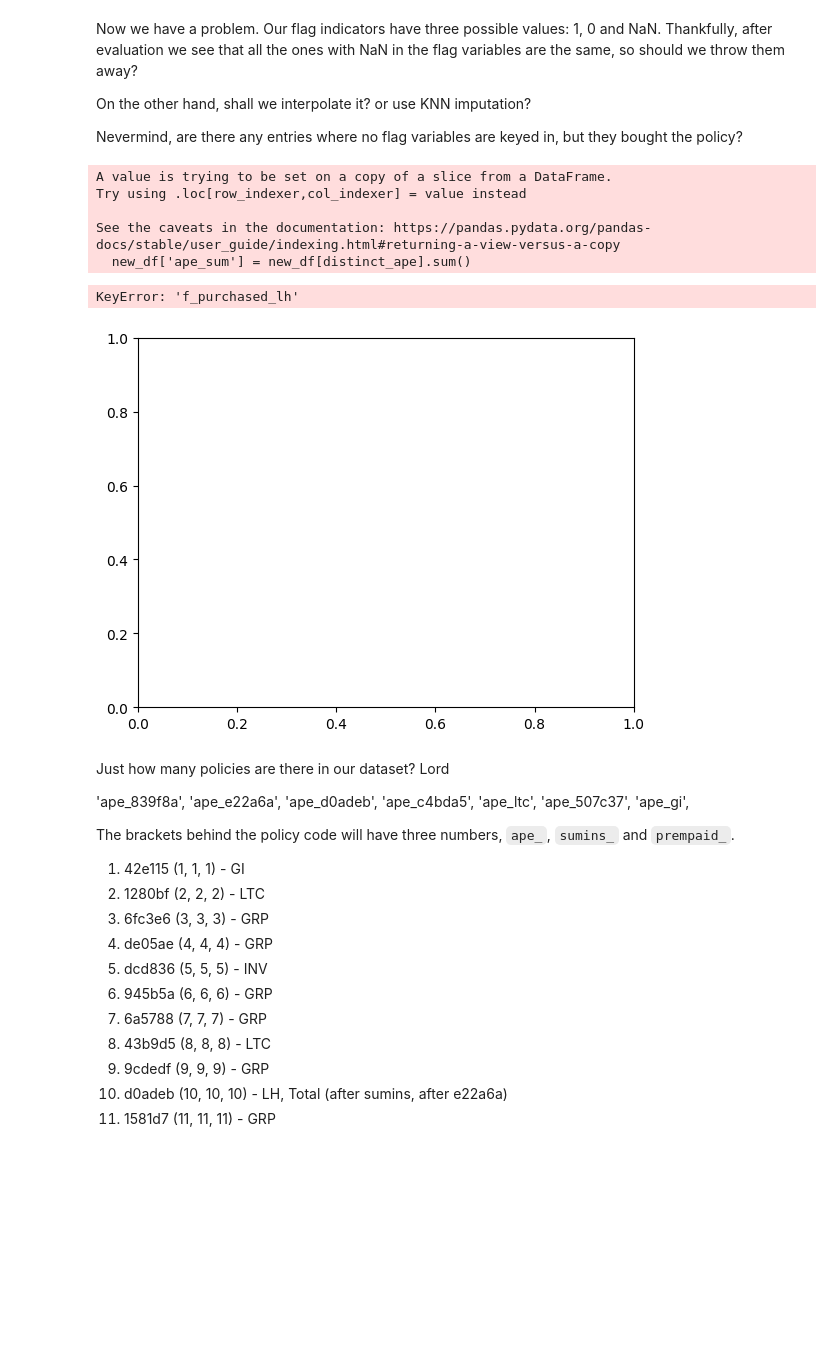
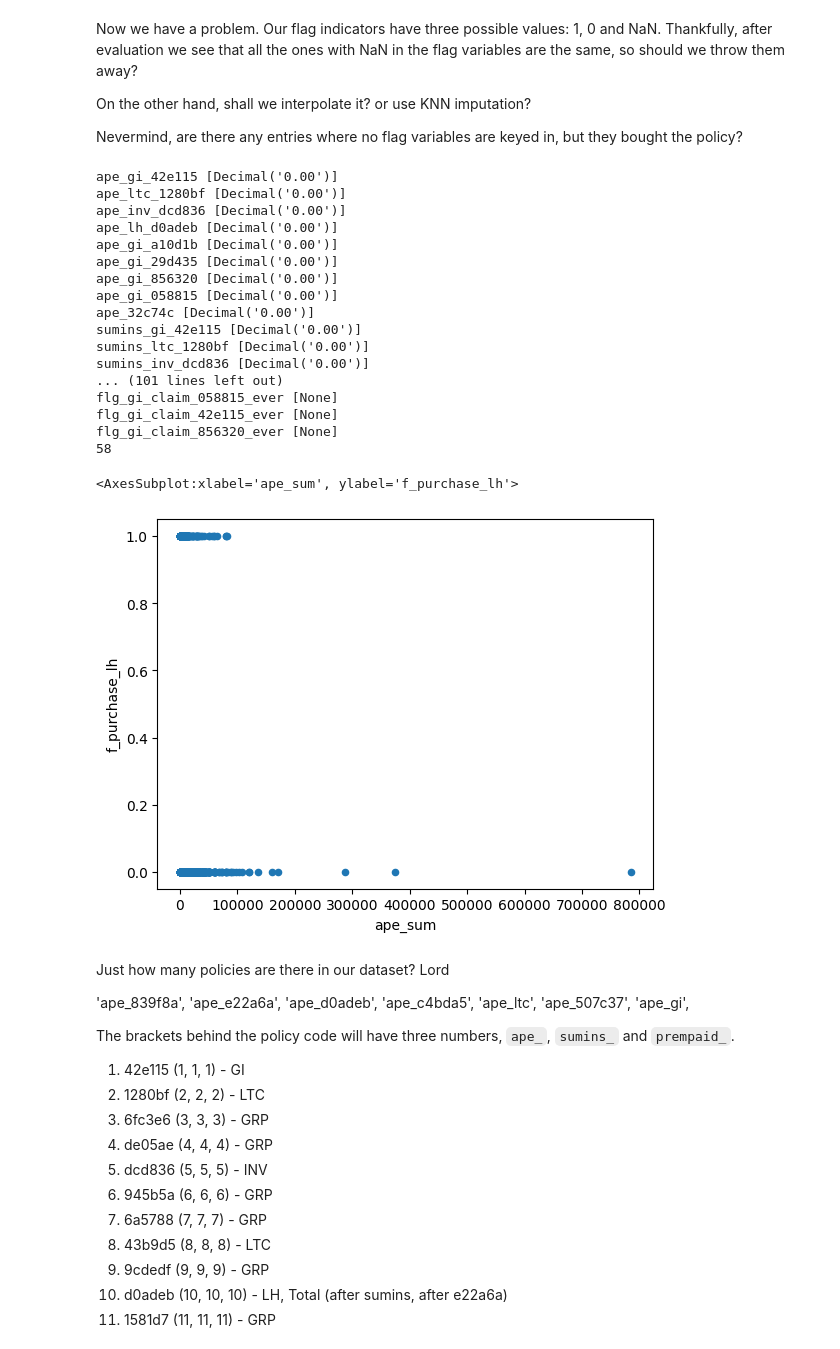
Before and after one commit to abnerthen/NUS-SDS-Datathon-Singlife, a Jupyter notebook: NUS_DATATHON_SINGLIFE_TEAM NAME.ipynb, the cells around one changed output. Cells and saved outputs as stored; diff of their text form; code cells hidden in the pictures; blank space fills up the shorter version.

```diff
--- a/NUS_DATATHON_SINGLIFE_TEAM NAME.ipynb
+++ b/NUS_DATATHON_SINGLIFE_TEAM NAME.ipynb
@@ -111,21 +111,58 @@ Nevermind, are there any entries where no flag variables are keyed in, but they
 # 1004 rows have NaN in flag, but didn't purchase
 # 1014 total NaN in flag
 # just remove
-new_df = df[df['flg_substandard'].notna()]
+df = df[df['flg_substandard'].notna()]
+# counter = 0
+# for c in df.columns:
+#     if len(df[c].unique())==1:
+#         counter += 1
+#         print(c, df[c].unique())
+
+# print(counter)
+
+# counter_n = 0
+# df = df[df['flg_substandard'].notna()]
+# for c in df.columns:
+#     if len(df[c].unique()) == 1:
+#         counter_n += 1
+#         print(c, df[c].unique())
+# print(counter_n)
+
+columns = [col for col in df.columns if len(df[col].unique()) > 1]
+df = df[columns]
+included_ape = [g for g in distinct_ape if g in columns]
+included_sumins = [g for g in distinct_sumins if g in columns]
+included_prempaid = [g for g in distinct_prempaid if g in columns]
+# df
+# %% [output]
+ape_gi_42e115 [Decimal('0.00')]
+ape_ltc_1280bf [Decimal('0.00')]
+ape_inv_dcd836 [Decimal('0.00')]
+ape_lh_d0adeb [Decimal('0.00')]
+ape_gi_a10d1b [Decimal('0.00')]
+ape_gi_29d435 [Decimal('0.00')]
+ape_gi_856320 [Decimal('0.00')]
+ape_gi_058815 [Decimal('0.00')]
+ape_32c74c [Decimal('0.00')]
+sumins_gi_42e115 [Decimal('0.00')]
+sumins_ltc_1280bf [Decimal('0.00')]
+sumins_inv_dcd836 [Decimal('0.00')]
+... (101 lines left out)
+flg_gi_claim_058815_ever [None]
+flg_gi_claim_42e115_ever [None]
+flg_gi_claim_856320_ever [None]
+58
-# %%
-features = distinct_ape + distinct_sumins + distinct_prempaid + claim_metrics + risk_status
-newdf_X = new_df[features]
-newdf_y = new_df['f_purchase_lh']
-new_df['ape_sum'] = new_df[distinct_ape].sum()
-new_df.plot(kind='scatter', x='ape_sum', y='f_purchased_lh')
-# %% [output]
-A value is trying to be set on a copy of a slice from a DataFrame.
-Try using .loc[row_indexer,col_indexer] = value instead
-
-See the caveats in the documentation: https://pandas.pydata.org/pandas-docs/stable/user_guide/indexing.html#returning-a-view-versus-a-copy
-  new_df['ape_sum'] = new_df[distinct_ape].sum()
-KeyError: 'f_purchased_lh'
-[figure, removed]
+# %%
+features = included_ape + included_sumins + included_prempaid + claim_metrics + risk_status
+newdf_X = df[features]
+newdf_y = df['f_purchase_lh']
+df.loc[:,'ape_sum'] = df[included_ape].sum(axis=1)
+df.loc[:, 'sumins_sum'] = df[included_sumins].sum(axis=1)
+df.loc[:,'prempaid_sum'] = df[included_prempaid].sum(axis=1)
+df.plot.scatter(x='ape_sum', y='f_purchase_lh')
+# %% [output]
+<AxesSubplot:xlabel='ape_sum', ylabel='f_purchase_lh'>
+[figure, added]
 # %% [markdown]
 Just how many policies are there in our dataset? Lord
 
```
